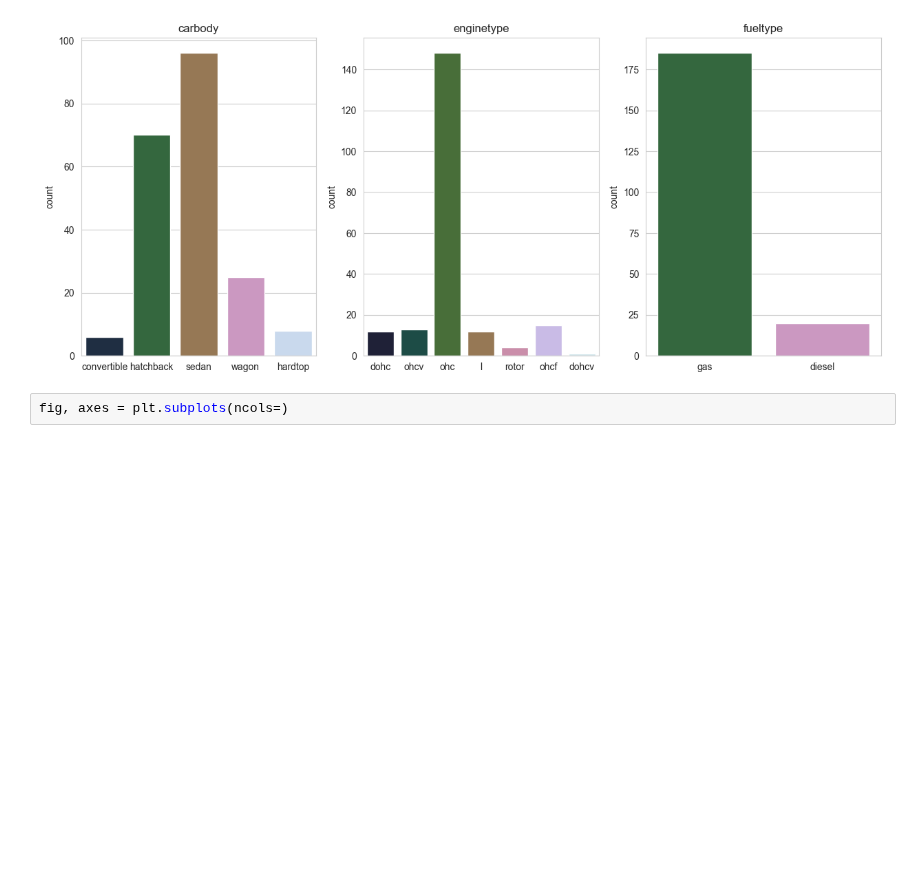
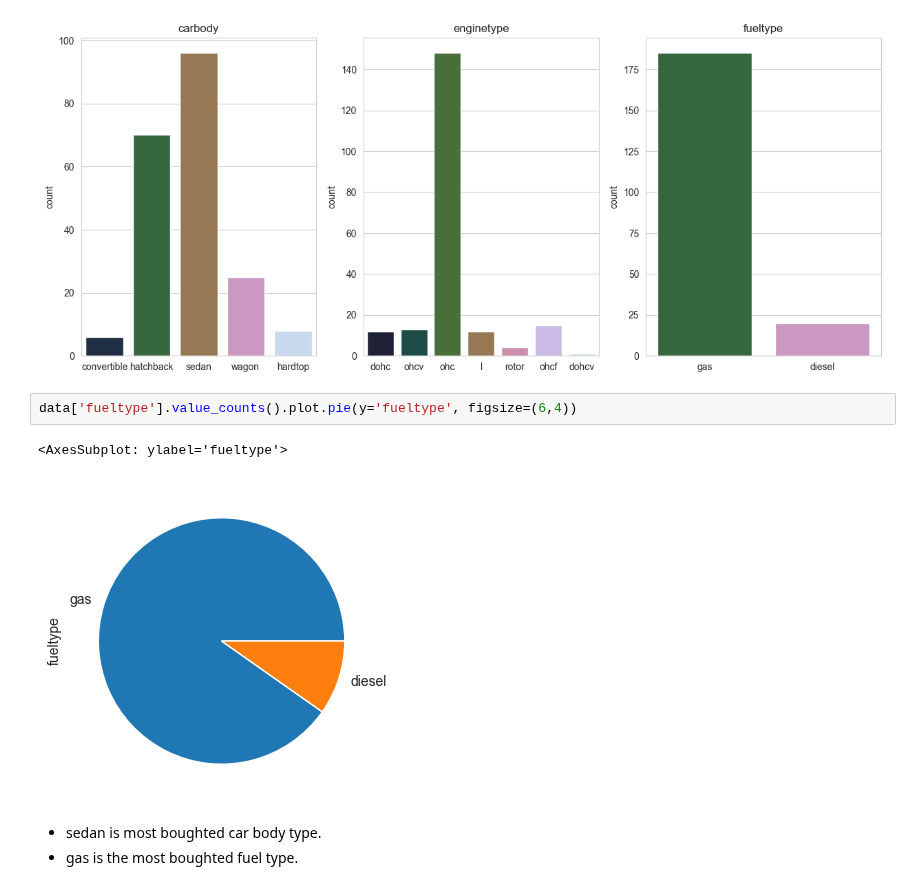
Before and after one commit to SwagAbyss/SwagML, a Jupyter notebook: Projects/Car Price prediction/car_price_prediction.ipynb, the cells around one changed output. Saved outputs shown, nothing was run; the diff lists cells and outputs as text; blank space fills up the shorter version.

```diff
--- a/Projects/Car Price prediction/car_price_prediction.ipynb
+++ b/Projects/Car Price prediction/car_price_prediction.ipynb
@@ -214,5 +214,11 @@ for index, column in enumerate(types):
     axes[index].set_title(f'{column}', size=12)
 # %% [output]
 [figure]
-# %%
-fig, axes = plt.subplots(ncols=)
+# %%
+data['fueltype'].value_counts().plot.pie(y='fueltype', figsize=(6,4))
+# %% [output]
+<AxesSubplot: ylabel='fueltype'>
+[figure, added]
+# %% [markdown]
+- sedan is most boughted car body type.
+- gas is the most boughted fuel type.
```
Also changed, not shown: parts of 32 cells of this notebook.
